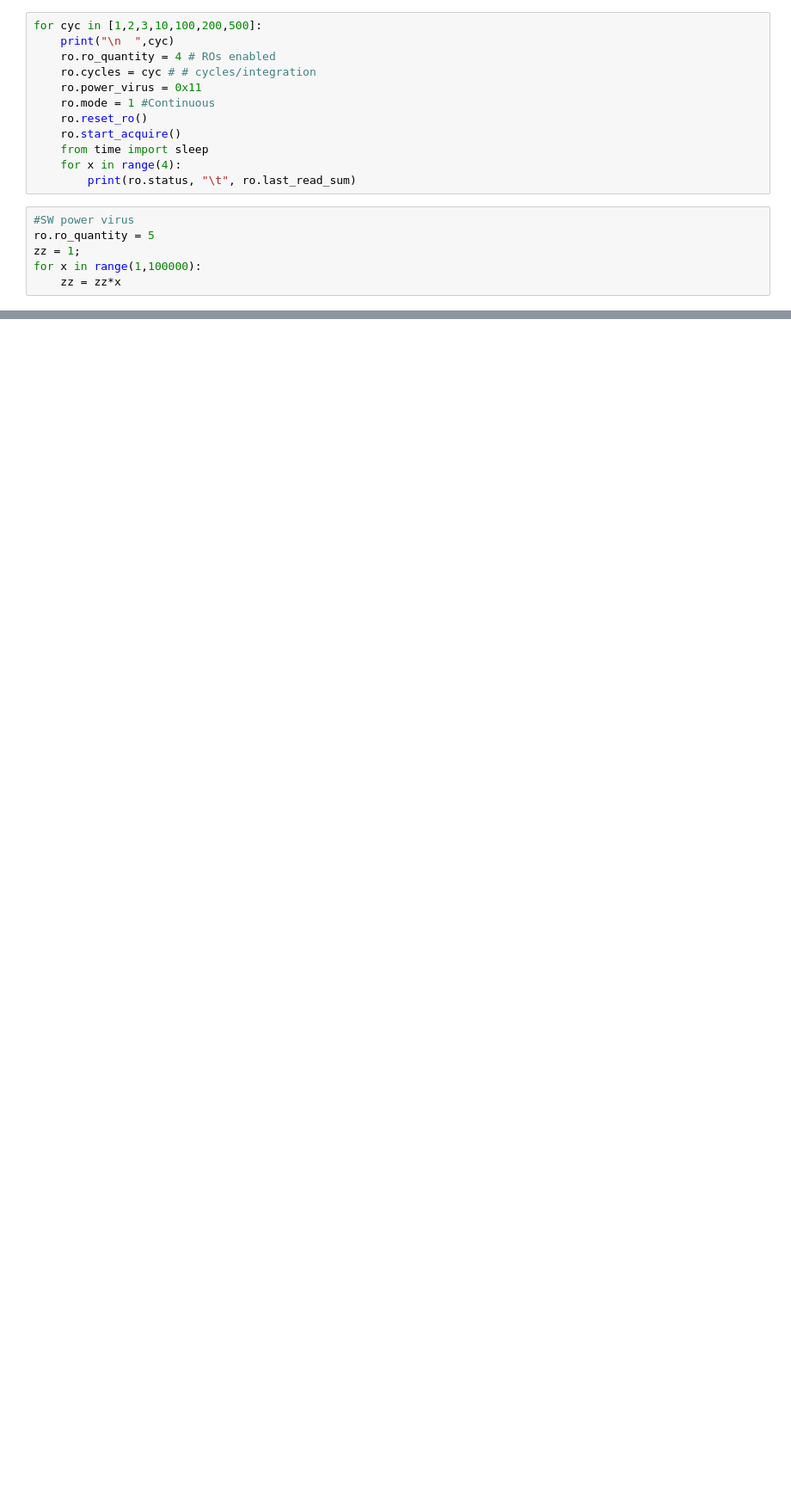
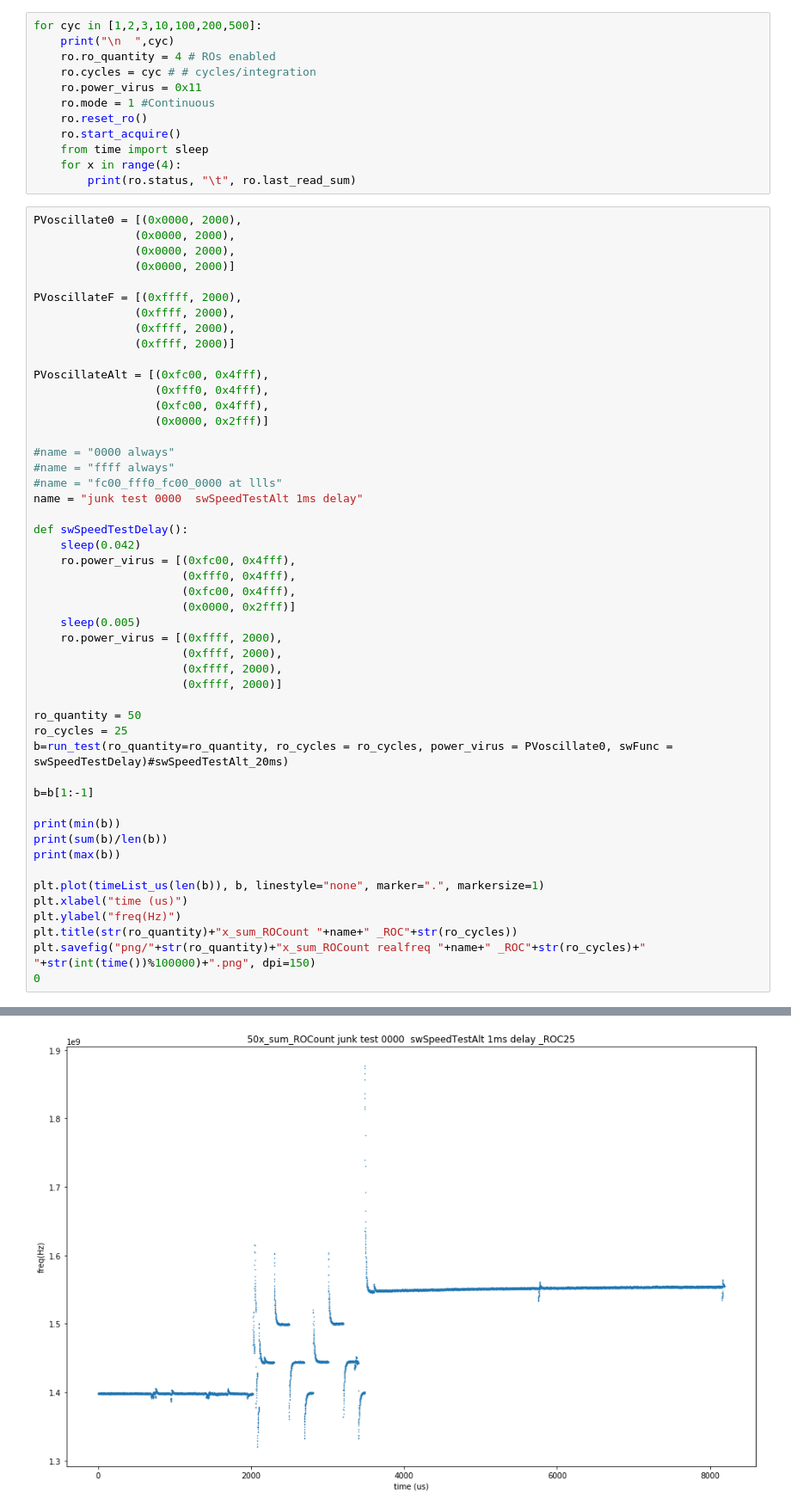
Before and after one commit to wiresboy/fpga-power-sidechannel, a Jupyter notebook: ro_tests.ipynb, the cells around one changed output, grey strips where cells are left out. Shown at 86% size. Cells and saved outputs as stored; diff of their text form; blank space fills up the shorter version.

```diff
--- a/ro_tests.ipynb
+++ b/ro_tests.ipynb
@@ -176,9 +370,53 @@ for cyc in [1,2,3,10,100,200,500]:
     from time import sleep
     for x in range(4):
         print(ro.status, "\t", ro.last_read_sum)
-# %%
-#SW power virus
-ro.ro_quantity = 5
-zz = 1;
-for x in range(1,100000):
-    zz = zz*x
+# %%
+PVoscillate0 = [(0x0000, 2000),
+               (0x0000, 2000),
+               (0x0000, 2000),
+               (0x0000, 2000)]
+
+PVoscillateF = [(0xffff, 2000),
+               (0xffff, 2000),
+               (0xffff, 2000),
+               (0xffff, 2000)]
+
+PVoscillateAlt = [(0xfc00, 0x4fff),
+                  (0xfff0, 0x4fff),
+                  (0xfc00, 0x4fff),
+                  (0x0000, 0x2fff)]
+
+#name = "0000 always"
+#name = "ffff always"
+#name = "fc00_fff0_fc00_0000 at llls"
+name = "junk test 0000  swSpeedTestAlt 1ms delay"
+
+def swSpeedTestDelay():
+    sleep(0.042)
+    ro.power_virus = [(0xfc00, 0x4fff),
+                      (0xfff0, 0x4fff),
+                      (0xfc00, 0x4fff),
+                      (0x0000, 0x2fff)]
+    sleep(0.005)
+    ro.power_virus = [(0xffff, 2000),
+                      (0xffff, 2000),
+                      (0xffff, 2000),
+                      (0xffff, 2000)]
+
+ro_quantity = 50
+ro_cycles = 25
+b=run_test(ro_quantity=ro_quantity, ro_cycles = ro_cycles, power_virus = PVoscillate0, swFunc = swSpeedTestDelay)#swSpeedTestAlt_20ms)
+
+b=b[1:-1]
+
+print(min(b))
+print(sum(b)/len(b))
+print(max(b))
+
+plt.plot(timeList_us(len(b)), b, linestyle="none", marker=".", markersize=1)
+plt.xlabel("time (us)")
+plt.ylabel("freq(Hz)")
+plt.title(str(ro_quantity)+"x_sum_ROCount "+name+" _ROC"+str(ro_cycles))
+plt.savefig("png/"+str(ro_quantity)+"x_sum_ROCount realfreq "+name+" _ROC"+str(ro_cycles)+" "+str(int(time())%100000)+".png", dpi=150)
+0
+# %% [output]
@@ -184,0 +428 @@ for x in range(1,100000):
+[figure, added]
```
Also changed, not shown: parts of 13 cells of this notebook, 20 other files.
